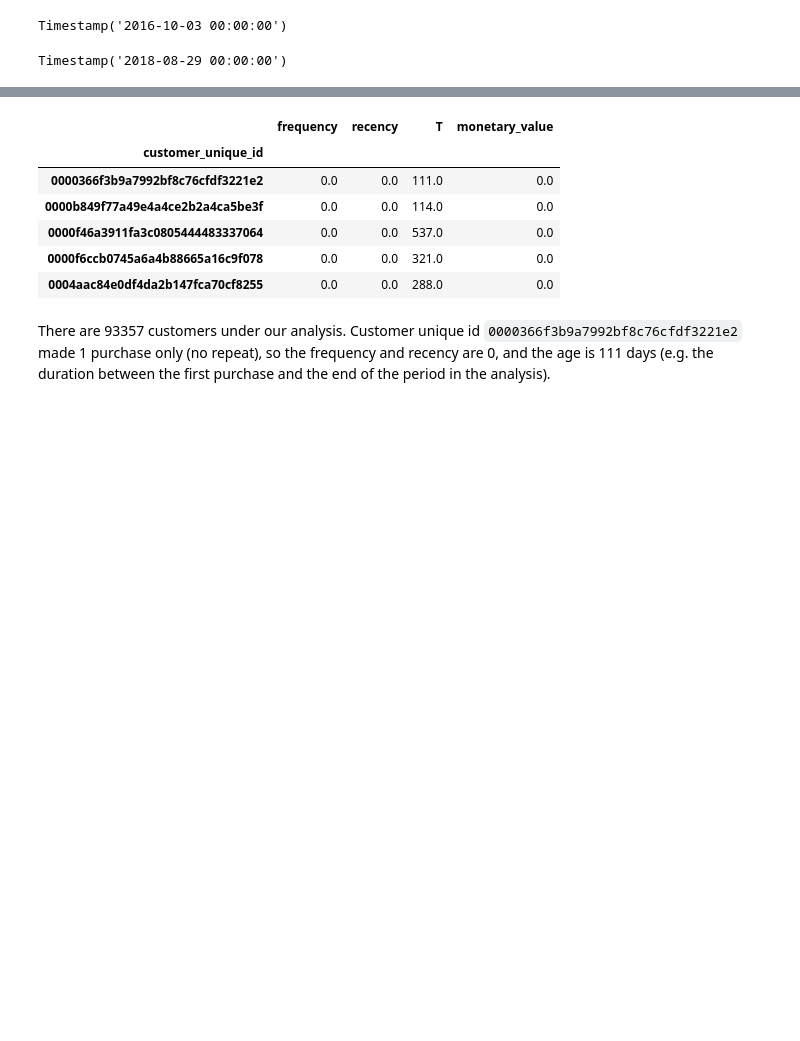
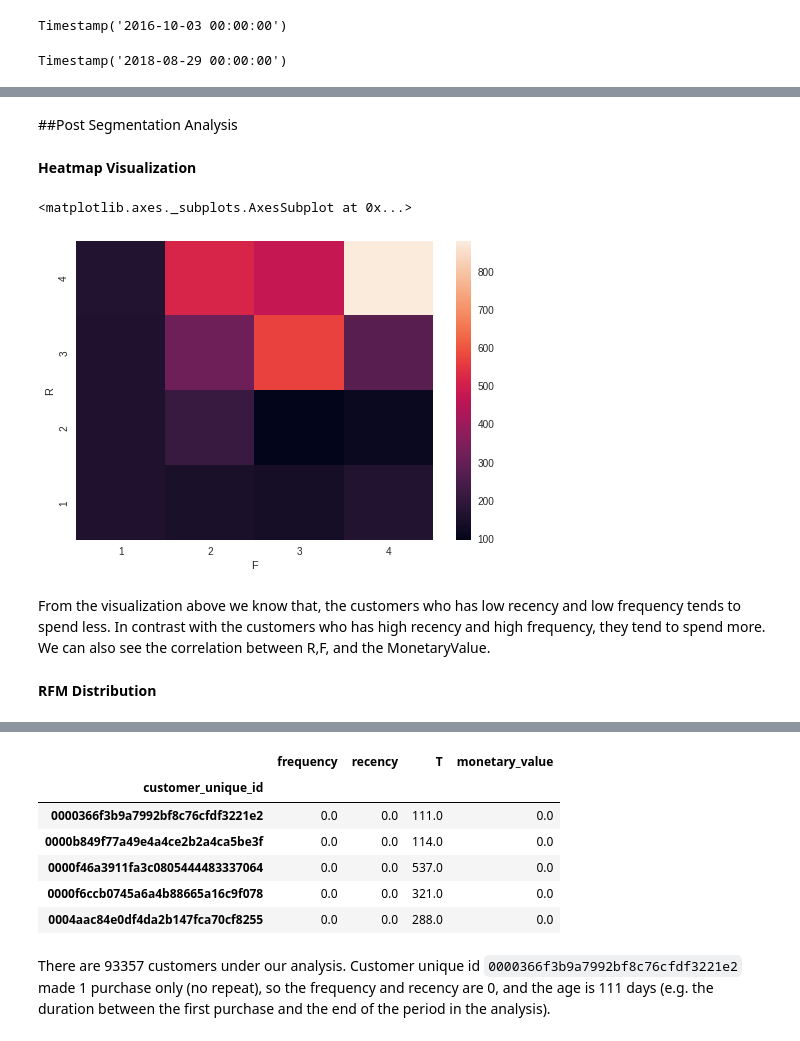
Before and after one commit to mhmmdmin/Assignment, a Jupyter notebook: Muhammad_Amin_Case_Study_Customer_Lifetime_Values.ipynb, the cells around one changed output, grey strips where cells are left out. Drawn from its saved outputs; the diff is of its cells as text; code cells hidden in the pictures; blank space fills up the shorter version.

```diff
--- a/Muhammad_Amin_Case_Study_Customer_Lifetime_Values.ipynb
+++ b/Muhammad_Amin_Case_Study_Customer_Lifetime_Values.ipynb
@@ -399,0 +434,24 @@ Timestamp('2018-08-29 00:00:00')
+# %%
+# create a list of our conditions
+conditions = [
+    (data_for_rfm['Frequency'] <= 3.5),
+    (data_for_rfm['Frequency'] > 3.5) & (data_for_rfm['Frequency'] <= 7),
+    (data_for_rfm['Frequency'] > 7) & (data_for_rfm['Frequency'] <= 10.5),
+    (data_for_rfm['Frequency'] > 10.5)
+    ]
+# I divide the maximum frequency into 4 that's why the quartile I use is 3.5
+
+# create a list of the values we want to assign for each condition
+values = ['1', '2', '3', '4']
+
+# create a new column and use np.select to assign values to it using our lists as arguments
+data_for_rfm['F'] = np.select(conditions, values)
+# %%
+data_for_rfm = data_for_rfm.assign(R = r_groups.values, M = m_groups.values)
+# %%
+data_for_rfm['rfm_score'] = data_for_rfm[['R','F','M']].apply(
+    lambda x: ''.join(x.astype(str)),
+    axis=1
+)
+# %%
+data_for_rfm['rfm_score'] = data_for_rfm['rfm_score'].astype('int')
@@ -399,0 +469,15 @@ Timestamp('2018-08-29 00:00:00')
+# %% [markdown]
+##Post Segmentation Analysis
+# %% [markdown]
+**Heatmap Visualization**
+# %%
+sns.heatmap(
+    pd.pivot_table(data_for_rfm[["R", "F","MonetaryValue"]], values = "MonetaryValue", index = ["R"], columns = ["F"])
+)
+# %% [output]
+<matplotlib.axes._subplots.AxesSubplot at 0x...>
+[figure, added]
+# %% [markdown]
+From the visualization above we know that, the customers who has low recency and low frequency tends to spend less. In contrast with the customers who has high recency and high frequency, they tend to spend more. We can also see the correlation between R,F, and the MonetaryValue.
+# %% [markdown]
+**RFM Distribution**
```
Also changed, not shown: parts of 44 cells of this notebook.
